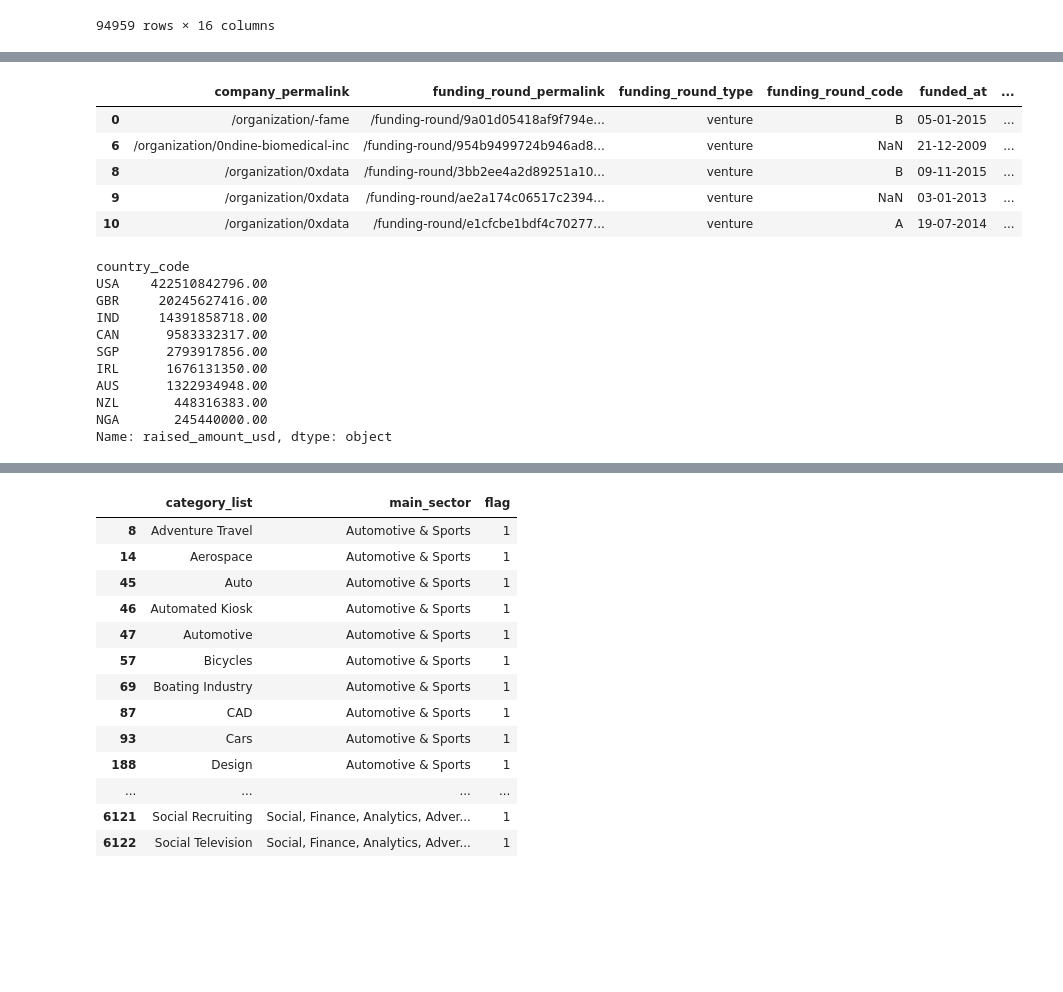
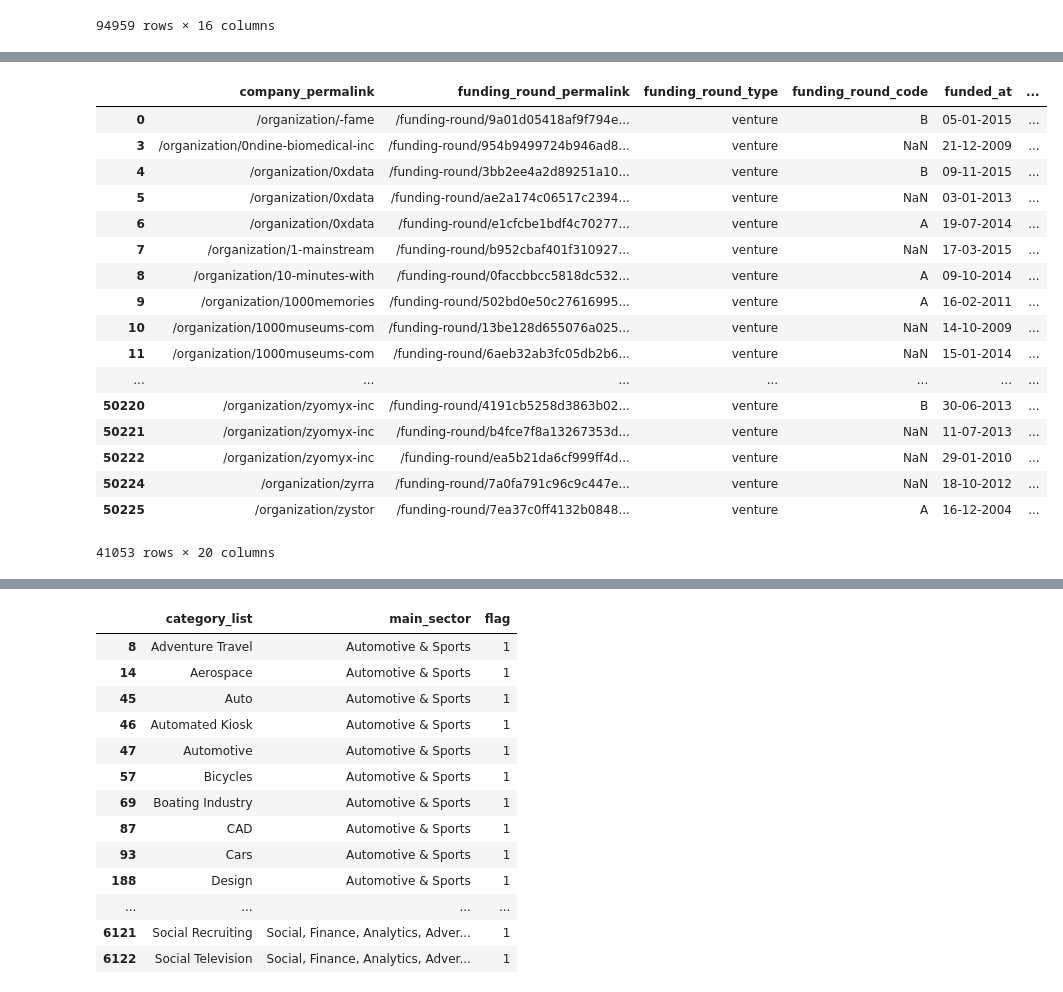
Before and after one commit to annamalaig/DSGroupProject, a Jupyter notebook: SparkFunds_CS.ipynb, the cells around one changed output, grey strips where cells are left out. Saved outputs shown, nothing was run; the diff lists cells and outputs as text; code cells hidden in the pictures; blank space fills up the shorter version.

```diff
--- a/SparkFunds_CS.ipynb
+++ b/SparkFunds_CS.ipynb
@@ -494,0 +534,5 @@ investment_type = master_frame.groupby('funding_round_type').raised_amount_usd.m
+# %%
+# Create a top 9 data frame for the chosen investment type - venture
+master_frame = master_frame.loc[master_frame.funding_round_type=='venture']
+top9 = master_frame.groupby('country_code').raised_amount_usd.sum().sort_values(ascending = False).head(9).apply(lambda x: '%.2f' % x)
+top9
@@ -496,14 +552,3 @@ investment_type = master_frame.groupby('funding_round_type').raised_amount_usd.m
 #filter the master frame for Eng. Speaking countries only.
 master_frame= pd.merge(master_frame,eng_country_df, left_on='country_code',right_on='Code', how='left')
 master_frame = master_frame.loc[master_frame.Code.notnull()]
-# %%
-# Create a top 9 data frame for the chosen investment type - venture
-top9 = master_frame.loc[master_frame.funding_round_type=='venture']
-top9.head()
-# %% [output]
-|  | company_permalink | funding_round_permalink | funding_round_type | funding_round_code | funded_at | ... |
-| 0 | /organization/-fame | /funding-round/9a01d05418af9f794e... | venture | B | 05-01-2015 | ... |
-| 6 | /organization/0ndine-biomedical-inc | /funding-round/954b9499724b946ad8... | venture | NaN | 21-12-2009 | ... |
-| 8 | /organization/0xdata | /funding-round/3bb2ee4a2d89251a10... | venture | B | 09-11-2015 | ... |
-| 9 | /organization/0xdata | /funding-round/ae2a174c06517c2394... | venture | NaN | 03-01-2013 | ... |
-| 10 | /organization/0xdata | /funding-round/e1cfcbe1bdf4c70277... | venture | A | 19-07-2014 | ... |
@@ -512,16 +555,23 @@ top9 = top9.groupby('country_code').raised_amount_usd.sum().sort_values(ascendin
-# %%
-top9
-# %% [output]
-country_code
-USA    422510842796.00
-GBR     20245627416.00
-IND     14391858718.00
-CAN      9583332317.00
-SGP      2793917856.00
-IRL      1676131350.00
-AUS      1322934948.00
-NZL       448316383.00
-NGA       245440000.00
-Name: raised_amount_usd, dtype: object
+# %%
+master_frame
+# %% [output]
+|  | company_permalink | funding_round_permalink | funding_round_type | funding_round_code | funded_at | ... |
+| 0 | /organization/-fame | /funding-round/9a01d05418af9f794e... | venture | B | 05-01-2015 | ... |
+| 3 | /organization/0ndine-biomedical-inc | /funding-round/954b9499724b946ad8... | venture | NaN | 21-12-2009 | ... |
+| 4 | /organization/0xdata | /funding-round/3bb2ee4a2d89251a10... | venture | B | 09-11-2015 | ... |
+| 5 | /organization/0xdata | /funding-round/ae2a174c06517c2394... | venture | NaN | 03-01-2013 | ... |
+| 6 | /organization/0xdata | /funding-round/e1cfcbe1bdf4c70277... | venture | A | 19-07-2014 | ... |
+| 7 | /organization/1-mainstream | /funding-round/b952cbaf401f310927... | venture | NaN | 17-03-2015 | ... |
+| 8 | /organization/10-minutes-with | /funding-round/0faccbbcc5818dc532... | venture | A | 09-10-2014 | ... |
+| 9 | /organization/1000memories | /funding-round/502bd0e50c27616995... | venture | A | 16-02-2011 | ... |
+| 10 | /organization/1000museums-com | /funding-round/13be128d655076a025... | venture | NaN | 14-10-2009 | ... |
+| 11 | /organization/1000museums-com | /funding-round/6aeb32ab3fc05db2b6... | venture | NaN | 15-01-2014 | ... |
+| ... | ... | ... | ... | ... | ... | ... |
+| 50220 | /organization/zyomyx-inc | /funding-round/4191cb5258d3863b02... | venture | B | 30-06-2013 | ... |
+| 50221 | /organization/zyomyx-inc | /funding-round/b4fce7f8a13267353d... | venture | NaN | 11-07-2013 | ... |
+| 50222 | /organization/zyomyx-inc | /funding-round/ea5b21da6cf999ff4d... | venture | NaN | 29-01-2010 | ... |
+| 50224 | /organization/zyrra | /funding-round/7a0fa791c96c9c447e... | venture | NaN | 18-10-2012 | ... |
+| 50225 | /organization/zystor | /funding-round/7ea37c0ff4132b0848... | venture | A | 16-12-2004 | ... |
+41053 rows × 20 columns
 # %%
 #Top three English speaking countries in terms of investment
```
Also changed, not shown: parts of 59 cells of this notebook, 1 other file.
